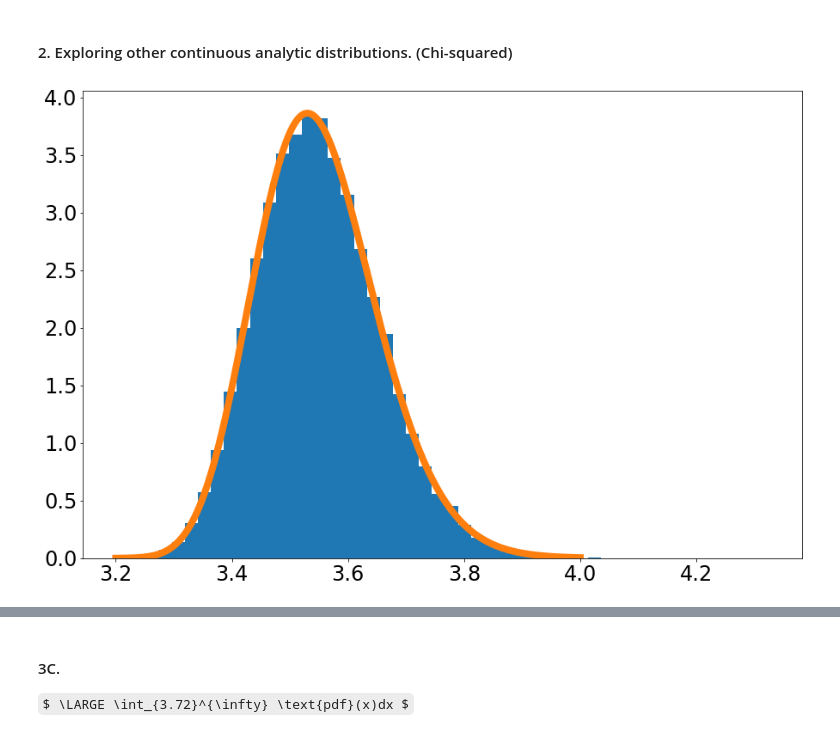
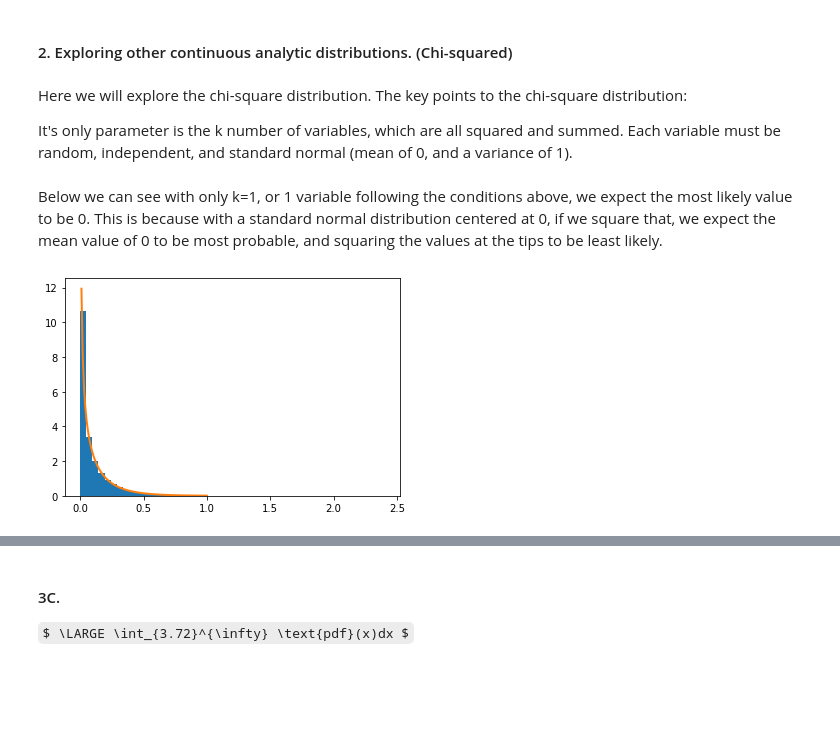
Before and after one commit to Mick-Ross/Computational-Data-Analysis, a Jupyter notebook: Lab 1/Lab1.ipynb, the cells around one changed output, grey strips where cells are left out. Drawn from its saved outputs; the diff is of its cells as text; code cells hidden in the pictures; some formulas as TeX source; blank space fills up the shorter version.

```diff
--- a/Lab 1/Lab1.ipynb
+++ b/Lab 1/Lab1.ipynb
@@ -53,5 +62,10 @@ stats.norm.ppf(stats.norm.cdf(1))
 1.0
 # %% [markdown]
 #### 2. Exploring other continuous analytic distributions. (Chi-squared)
+# %% [markdown]
+Here we will explore the chi-square distribution. The key points to the chi-square distribution:
+
+It's only parameter is the k number of variables, which are all squared and summed.
+Each variable must be random, independent, and standard normal (mean of 0, and a variance of 1).
 # %%
 plt.rcParams["figure.figsize"] = (15,10)
@@ -60,10 +72,13 @@ d = stats.chi2.rvs(55, loc = 3.0, scale = .01, size = 100000)
-# %%
-fig, ax = plt.subplots(1, 1)
-ax.hist(d,50, density=True)
-plt.tick_params(labelsize = 24)
-# plt.xlim([2.95,3.05])
-x = np.linspace(3.2, 4, 1000)
-ax.plot(x,stats.chi2.pdf(x, 55, loc = 3., scale = 0.01),linewidth = 8,alpha = 1)
-plt.show()
-# %% [output]
-[figure, removed]
+# %% [markdown]
+Below we can see with only k=1, or 1 variable following the conditions above, we expect the most likely value to be 0. This is because with a standard normal distribution centered at 0, if we square that, we expect the mean value of 0 to be most probable, and squaring the values at the tips to be least likely.
+# %%
+d = stats.chi2.rvs(1, scale = .1, size = 100000)
+fig, ax = plt.subplots(1, 1)
+ax.hist(d,50, density=True)
+#plt.tick_params(labelsize = 24)
+# plt.xlim([2.95,3.05])
+x = np.linspace(0, 1, 100)
+ax.plot(x,stats.chi2.pdf(x, 1, scale = 0.1),linewidth = 2,alpha = 1)
+plt.show()
+# %% [output]
+[figure, added]
```
Also changed, not shown: parts of 13 cells of this notebook.
